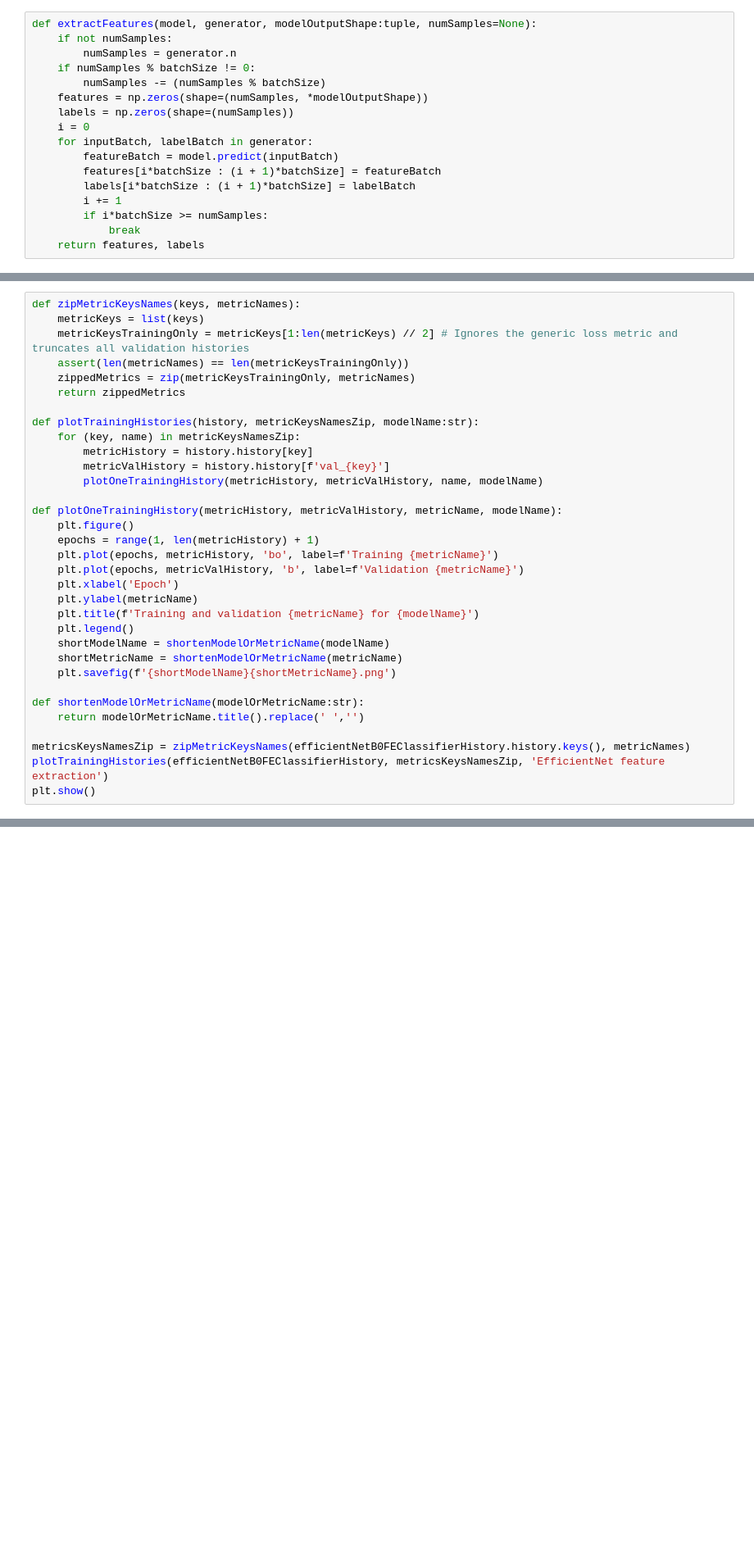
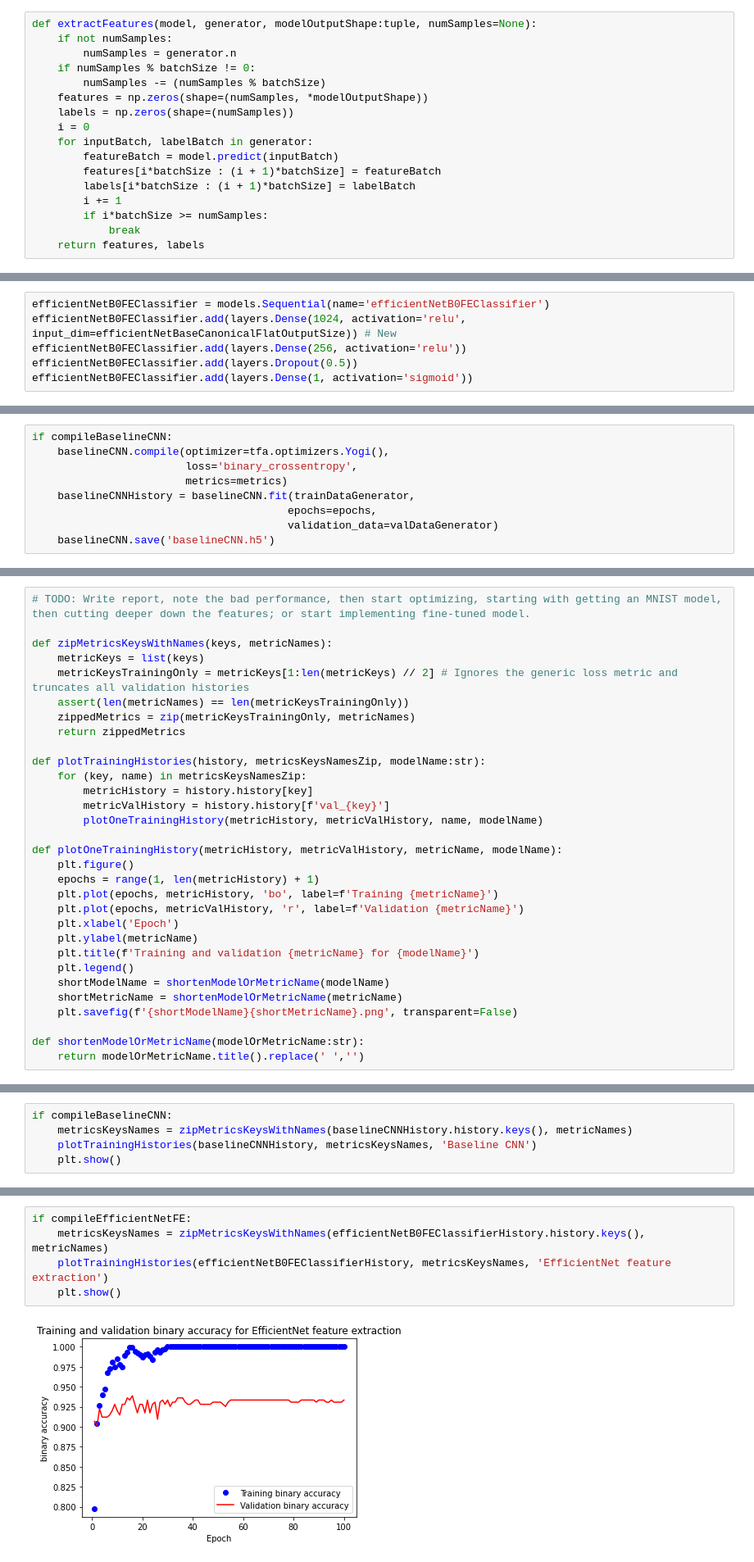
Before and after one commit to Clatterbones/CommutativeDiagramClassification, a Jupyter notebook: dc.ipynb, the cells around one changed output, grey strips where cells are left out. Shown at 82% size. Drawn from its saved outputs; the diff is of its cells as text; blank space fills up the shorter version.

```diff
--- a/dc.ipynb
+++ b/dc.ipynb
@@ -281,0 +339,6 @@ flattenedFeatureShape = efficientNetTrainFeatures.shape
+# %%
+efficientNetB0FEClassifier = models.Sequential(name='efficientNetB0FEClassifier')
+efficientNetB0FEClassifier.add(layers.Dense(1024, activation='relu', input_dim=efficientNetBaseCanonicalFlatOutputSize)) # New
+efficientNetB0FEClassifier.add(layers.Dense(256, activation='relu'))
+efficientNetB0FEClassifier.add(layers.Dropout(0.5))
+efficientNetB0FEClassifier.add(layers.Dense(1, activation='sigmoid'))
@@ -281,0 +360,9 @@ flattenedFeatureShape = efficientNetTrainFeatures.shape
+# %%
+if compileBaselineCNN:
+    baselineCNN.compile(optimizer=tfa.optimizers.Yogi(),
+                        loss='binary_crossentropy',
+                        metrics=metrics)
+    baselineCNNHistory = baselineCNN.fit(trainDataGenerator,
+                                        epochs=epochs,
+                                        validation_data=valDataGenerator)
+    baselineCNN.save('baselineCNN.h5')
@@ -320,13 +449,15 @@ Epoch 30/30
 # %%
-def zipMetricKeysNames(keys, metricNames):
+# TODO: Write report, note the bad performance, then start optimizing, starting with getting an MNIST model, then cutting deeper down the features; or start implementing fine-tuned model.
+
+def zipMetricsKeysWithNames(keys, metricNames):
     metricKeys = list(keys)
     metricKeysTrainingOnly = metricKeys[1:len(metricKeys) // 2] # Ignores the generic loss metric and truncates all validation histories
     assert(len(metricNames) == len(metricKeysTrainingOnly))
     zippedMetrics = zip(metricKeysTrainingOnly, metricNames)
     return zippedMetrics
 
-def plotTrainingHistories(history, metricKeysNamesZip, modelName:str):
-    for (key, name) in metricKeysNamesZip:
+def plotTrainingHistories(history, metricsKeysNamesZip, modelName:str):
+    for (key, name) in metricsKeysNamesZip:
         metricHistory = history.history[key]
         metricValHistory = history.history[f'val_{key}']
         plotOneTrainingHistory(metricHistory, metricValHistory, name, modelName)
@@ -335,18 +466,14 @@ def plotOneTrainingHistory(metricHistory, metricValHistory, metricName, modelNam
     plt.figure()
     epochs = range(1, len(metricHistory) + 1)
     plt.plot(epochs, metricHistory, 'bo', label=f'Training {metricName}')
-    plt.plot(epochs, metricValHistory, 'b', label=f'Validation {metricName}')
+    plt.plot(epochs, metricValHistory, 'r', label=f'Validation {metricName}')
     plt.xlabel('Epoch')
     plt.ylabel(metricName)
     plt.title(f'Training and validation {metricName} for {modelName}')
     plt.legend()
     shortModelName = shortenModelOrMetricName(modelName)
     shortMetricName = shortenModelOrMetricName(metricName)
-    plt.savefig(f'{shortModelName}{shortMetricName}.png')
+    plt.savefig(f'{shortModelName}{shortMetricName}.png', transparent=False)
 
 def shortenModelOrMetricName(modelOrMetricName:str):
     return modelOrMetricName.title().replace(' ','')
-
-metricsKeysNamesZip = zipMetricKeysNames(efficientNetB0FEClassifierHistory.history.keys(), metricNames)
-plotTrainingHistories(efficientNetB0FEClassifierHistory, metricsKeysNamesZip, 'EfficientNet feature extraction')
-plt.show()
@@ -358,0 +482,5 @@ plt.show()
+# %%
+if compileBaselineCNN:
+    metricsKeysNames = zipMetricsKeysWithNames(baselineCNNHistory.history.keys(), metricNames)
+    plotTrainingHistories(baselineCNNHistory, metricsKeysNames, 'Baseline CNN')
+    plt.show()
@@ -358,0 +489,7 @@ plt.show()
+# %%
+if compileEfficientNetFE:
+    metricsKeysNames = zipMetricsKeysWithNames(efficientNetB0FEClassifierHistory.history.keys(), metricNames)
+    plotTrainingHistories(efficientNetB0FEClassifierHistory, metricsKeysNames, 'EfficientNet feature extraction')
+    plt.show()
+# %% [output]
+[figure, added]
```
Also changed, not shown: parts of 30 cells of this notebook.
